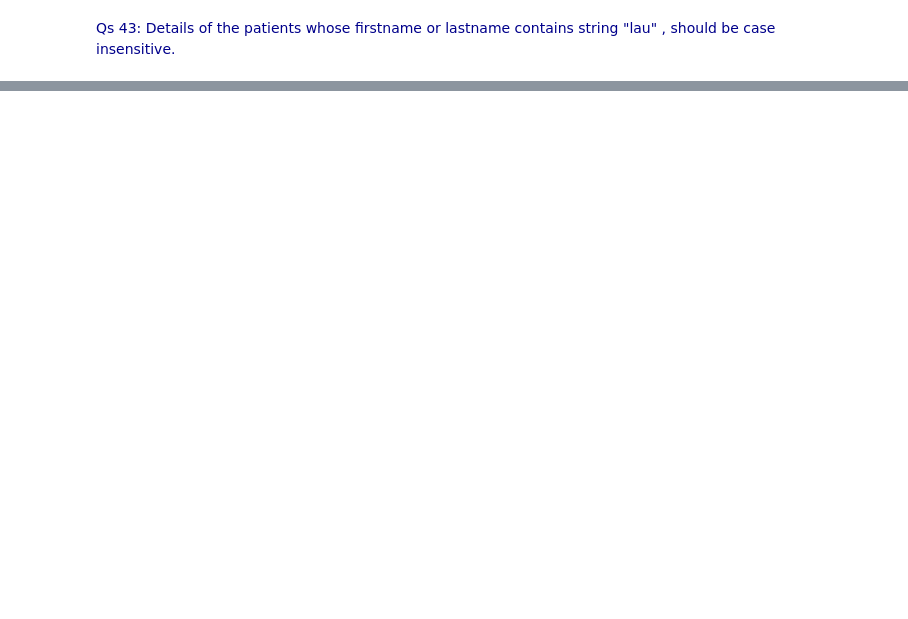
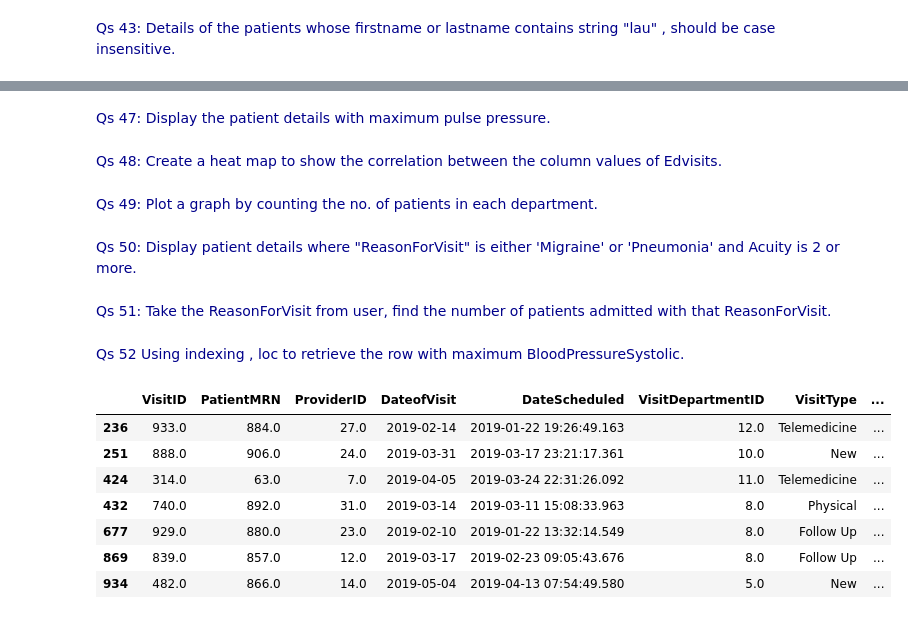
Before and after one commit to ManishaRao06/Python-Hackathon-Winners-Team-Data-Pyrates, a Jupyter notebook: Manisha Q41-60.ipynb, the cells around one changed output, grey strips where cells are left out. Cells and saved outputs as stored; diff of their text form; code cells hidden in the pictures; blank space fills up the shorter version.

```diff
--- a/Manisha Q41-60.ipynb
+++ b/Manisha Q41-60.ipynb
@@ -98,0 +119,4 @@ Number of patients whose visit status are canceled:  60
+# %% [markdown]
+<span style="color:#00008B;"> Qs 47: Display the patient details with maximum pulse pressure. </span>
+# %% [markdown]
+<span style="color:#00008B;"> Qs 48:  Create a heat map to show the correlation between the column values of Edvisits. </span>
@@ -98,0 +130,2 @@ Number of patients whose visit status are canceled:  60
+# %% [markdown]
+<span style="color:#00008B;"> Qs 49:  Plot a graph by counting the no. of patients in each department. </span>
@@ -98,0 +139,17 @@ Number of patients whose visit status are canceled:  60
+# %% [markdown]
+<span style="color:#00008B;"> Qs 50:  Display patient details where "ReasonForVisit" is either 'Migraine' or 'Pneumonia' and Acuity is 2 or more. </span>
+# %% [markdown]
+<span style="color:#00008B;"> Qs 51:  Take the ReasonForVisit from user, find the number of patients admitted with that ReasonForVisit. </span>
+# %% [markdown]
+<span style="color:#00008B;"> Qs 52  Using indexing , loc to retrieve the row with maximum BloodPressureSystolic. </span>
+# %%
+df_AmbV.iloc[df_AmbV[df_AmbV['BloodPressureSystolic']==df_AmbV['BloodPressureSystolic'].max()].index]
+# %% [output]
+|  | VisitID | PatientMRN | ProviderID | DateofVisit | DateScheduled | VisitDepartmentID | VisitType | ... |
+| 236 | 933.0 | 884.0 | 27.0 | 2019-02-14 | 2019-01-22 19:26:49.163 | 12.0 | Telemedicine | ... |
+| 251 | 888.0 | 906.0 | 24.0 | 2019-03-31 | 2019-03-17 23:21:17.361 | 10.0 | New | ... |
+| 424 | 314.0 | 63.0 | 7.0 | 2019-04-05 | 2019-03-24 22:31:26.092 | 11.0 | Telemedicine | ... |
+| 432 | 740.0 | 892.0 | 31.0 | 2019-03-14 | 2019-03-11 15:08:33.963 | 8.0 | Physical | ... |
+| 677 | 929.0 | 880.0 | 23.0 | 2019-02-10 | 2019-01-22 13:32:14.549 | 8.0 | Follow Up | ... |
+| 869 | 839.0 | 857.0 | 12.0 | 2019-03-17 | 2019-02-23 09:05:43.676 | 8.0 | Follow Up | ... |
+| 934 | 482.0 | 866.0 | 14.0 | 2019-05-04 | 2019-04-13 07:54:49.580 | 5.0 | New | ... |
```
Also changed, not shown: parts of 18 cells of this notebook.
